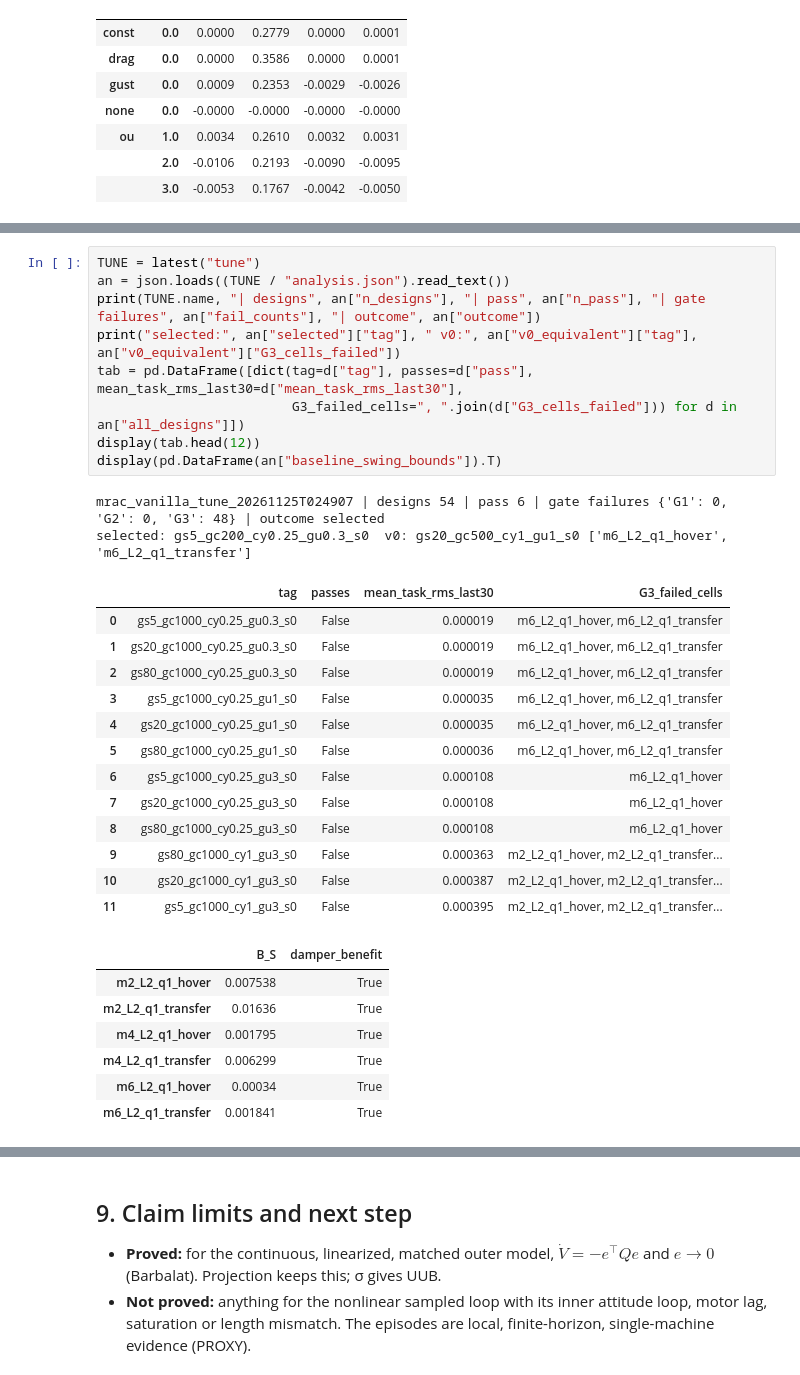
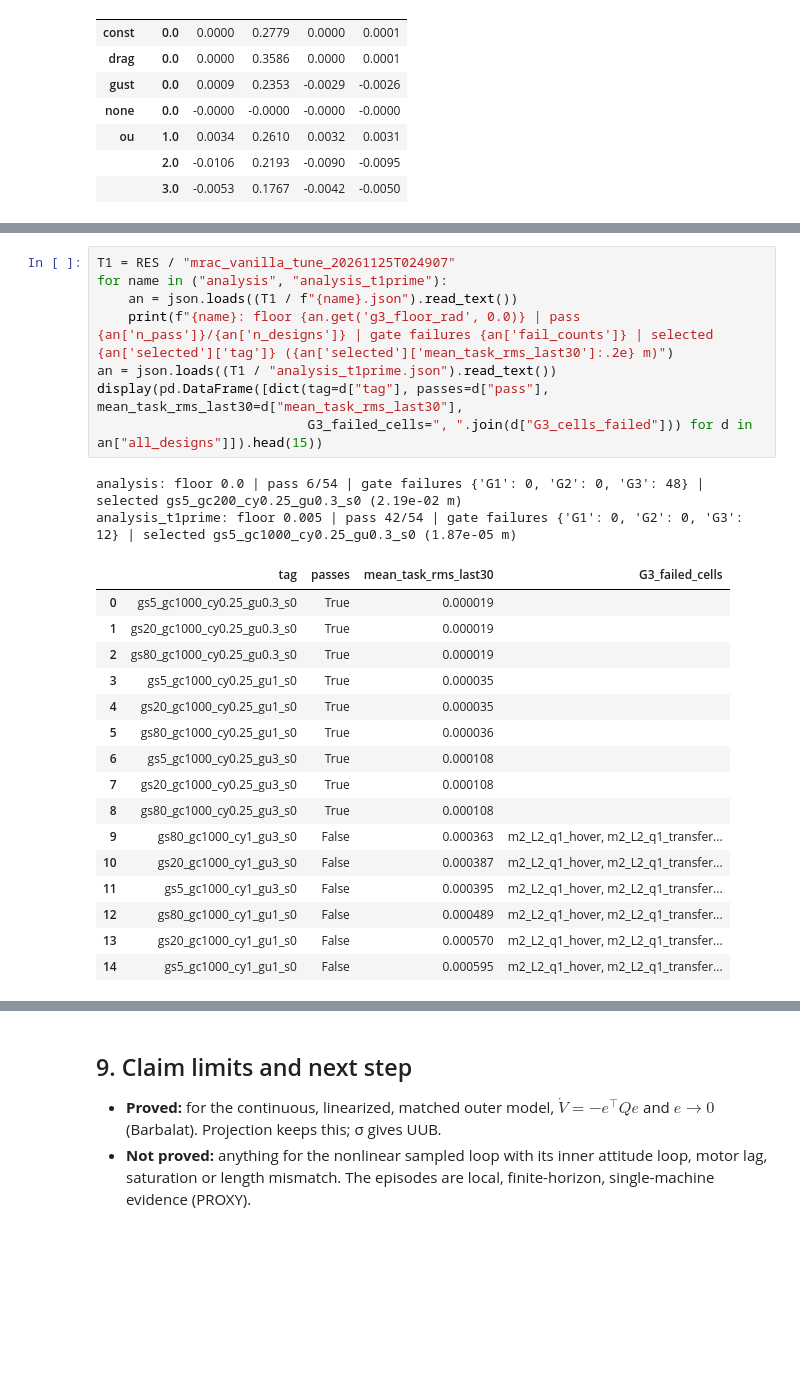
Before and after one commit to Mrjarkos/MRAC_Tutorial, a Jupyter notebook: 10_Vanilla_MRAC_Guha.ipynb, the cells around one changed output, grey strips where cells are left out. Saved outputs shown, nothing was run; the diff lists cells and outputs as text; blank space fills up the shorter version.

```diff
--- a/10_Vanilla_MRAC_Guha.ipynb
+++ b/10_Vanilla_MRAC_Guha.ipynb
@@ -329,32 +332,27 @@ display(dist.pivot_table(index=["wind", "seed"], columns="arm2", values="mean_y_
 # %%
-TUNE = latest("tune")
-an = json.loads((TUNE / "analysis.json").read_text())
-print(TUNE.name, "| designs", an["n_designs"], "| pass", an["n_pass"], "| gate failures", an["fail_counts"], "| outcome", an["outcome"])
-print("selected:", an["selected"]["tag"], " v0:", an["v0_equivalent"]["tag"], an["v0_equivalent"]["G3_cells_failed"])
-tab = pd.DataFrame([dict(tag=d["tag"], passes=d["pass"], mean_task_rms_last30=d["mean_task_rms_last30"],
-                         G3_failed_cells=", ".join(d["G3_cells_failed"])) for d in an["all_designs"]])
-display(tab.head(12))
-display(pd.DataFrame(an["baseline_swing_bounds"]).T)
+T1 = RES / "mrac_vanilla_tune_20261125T024907"
+for name in ("analysis", "analysis_t1prime"):
+    an = json.loads((T1 / f"{name}.json").read_text())
+    print(f"{name}: floor {an.get('g3_floor_rad', 0.0)} | pass {an['n_pass']}/{an['n_designs']} | gate failures {an['fail_counts']} | selected {an['selected']['tag']} ({an['selected']['mean_task_rms_last30']:.2e} m)")
+an = json.loads((T1 / "analysis_t1prime.json").read_text())
+display(pd.DataFrame([dict(tag=d["tag"], passes=d["pass"], mean_task_rms_last30=d["mean_task_rms_last30"],
+                           G3_failed_cells=", ".join(d["G3_cells_failed"])) for d in an["all_designs"]]).head(15))
 # %% [output]
-mrac_vanilla_tune_20261125T024907 | designs 54 | pass 6 | gate failures {'G1': 0, 'G2': 0, 'G3': 48} | outcome selected
-selected: gs5_gc200_cy0.25_gu0.3_s0  v0: gs20_gc500_cy1_gu1_s0 ['m6_L2_q1_hover', 'm6_L2_q1_transfer']
+analysis: floor 0.0 | pass 6/54 | gate failures {'G1': 0, 'G2': 0, 'G3': 48} | selected gs5_gc200_cy0.25_gu0.3_s0 (2.19e-02 m)
+analysis_t1prime: floor 0.005 | pass 42/54 | gate failures {'G1': 0, 'G2': 0, 'G3': 12} | selected gs5_gc1000_cy0.25_gu0.3_s0 (1.87e-05 m)
 |  | tag | passes | mean_task_rms_last30 | G3_failed_cells |
-| 0 | gs5_gc1000_cy0.25_gu0.3_s0 | False | 0.000019 | m6_L2_q1_hover, m6_L2_q1_transfer |
-| 1 | gs20_gc1000_cy0.25_gu0.3_s0 | False | 0.000019 | m6_L2_q1_hover, m6_L2_q1_transfer |
-| 2 | gs80_gc1000_cy0.25_gu0.3_s0 | False | 0.000019 | m6_L2_q1_hover, m6_L2_q1_transfer |
-| 3 | gs5_gc1000_cy0.25_gu1_s0 | False | 0.000035 | m6_L2_q1_hover, m6_L2_q1_transfer |
-| 4 | gs20_gc1000_cy0.25_gu1_s0 | False | 0.000035 | m6_L2_q1_hover, m6_L2_q1_transfer |
-| 5 | gs80_gc1000_cy0.25_gu1_s0 | False | 0.000036 | m6_L2_q1_hover, m6_L2_q1_transfer |
-| 6 | gs5_gc1000_cy0.25_gu3_s0 | False | 0.000108 | m6_L2_q1_hover |
-| 7 | gs20_gc1000_cy0.25_gu3_s0 | False | 0.000108 | m6_L2_q1_hover |
-| 8 | gs80_gc1000_cy0.25_gu3_s0 | False | 0.000108 | m6_L2_q1_hover |
+| 0 | gs5_gc1000_cy0.25_gu0.3_s0 | True | 0.000019 |  |
+| 1 | gs20_gc1000_cy0.25_gu0.3_s0 | True | 0.000019 |  |
+| 2 | gs80_gc1000_cy0.25_gu0.3_s0 | True | 0.000019 |  |
+| 3 | gs5_gc1000_cy0.25_gu1_s0 | True | 0.000035 |  |
+| 4 | gs20_gc1000_cy0.25_gu1_s0 | True | 0.000035 |  |
+| 5 | gs80_gc1000_cy0.25_gu1_s0 | True | 0.000036 |  |
+| 6 | gs5_gc1000_cy0.25_gu3_s0 | True | 0.000108 |  |
+| 7 | gs20_gc1000_cy0.25_gu3_s0 | True | 0.000108 |  |
+| 8 | gs80_gc1000_cy0.25_gu3_s0 | True | 0.000108 |  |
 | 9 | gs80_gc1000_cy1_gu3_s0 | False | 0.000363 | m2_L2_q1_hover, m2_L2_q1_transfer... |
 | 10 | gs20_gc1000_cy1_gu3_s0 | False | 0.000387 | m2_L2_q1_hover, m2_L2_q1_transfer... |
 | 11 | gs5_gc1000_cy1_gu3_s0 | False | 0.000395 | m2_L2_q1_hover, m2_L2_q1_transfer... |
+| 12 | gs80_gc1000_cy1_gu1_s0 | False | 0.000489 | m2_L2_q1_hover, m2_L2_q1_transfer... |
+| 13 | gs20_gc1000_cy1_gu1_s0 | False | 0.000570 | m2_L2_q1_hover, m2_L2_q1_transfer... |
+| 14 | gs5_gc1000_cy1_gu1_s0 | False | 0.000595 | m2_L2_q1_hover, m2_L2_q1_transfer... |
-|  | B_S | damper_benefit |
-| m2_L2_q1_hover | 0.007538 | True |
-| m2_L2_q1_transfer | 0.01636 | True |
-| m4_L2_q1_hover | 0.001795 | True |
-| m4_L2_q1_transfer | 0.006299 | True |
-| m6_L2_q1_hover | 0.00034 | True |
-| m6_L2_q1_transfer | 0.001841 | True |
```
Also changed, not shown: parts of 5 cells of this notebook, 7 other files.
